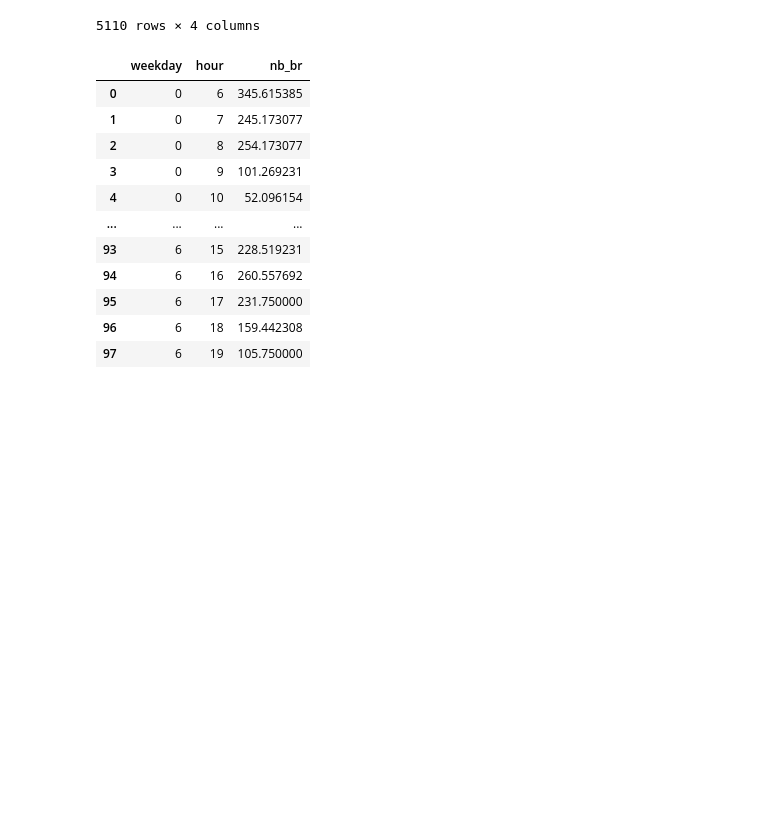
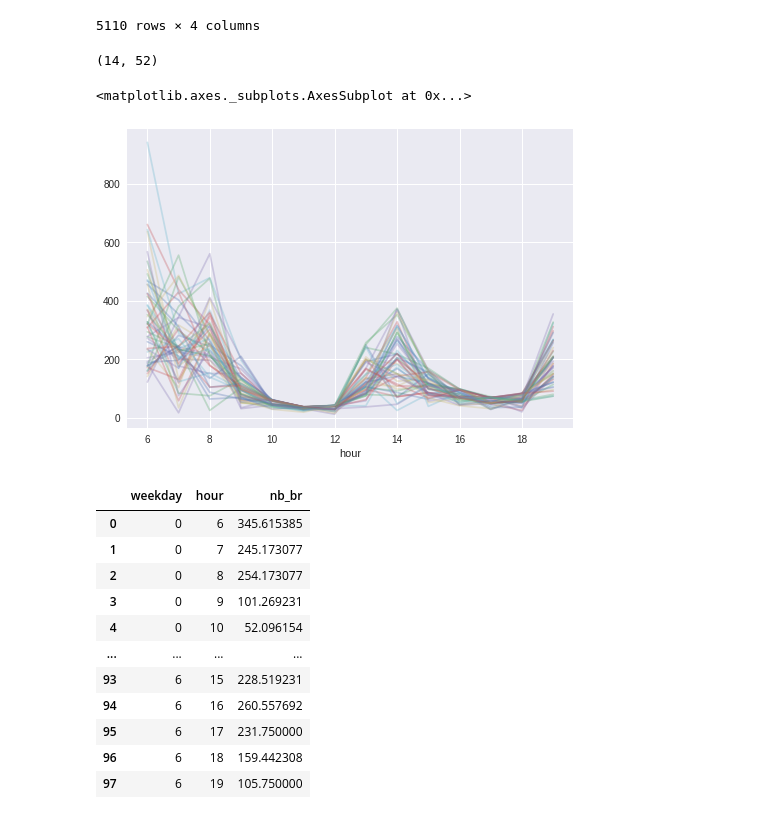
Before and after one commit to ThomasM-mecen/Displayce_internship, a Jupyter notebook: Pacing/Proportion of br.ipynb, the cells around one changed output. Saved outputs shown, nothing was run; the diff lists cells and outputs as text; code cells hidden in the pictures; blank space fills up the shorter version.

```diff
--- a/Pacing/Proportion of br.ipynb
+++ b/Pacing/Proportion of br.ipynb
@@ -41,6 +41,19 @@ df2
 | 5108 | 2021-07-09 | 4 | 18 | 62 |
 | 5109 | 2021-07-09 | 4 | 19 | 87 |
 5110 rows × 4 columns
+# %%
+mask = df2[(df2.weekday == 0)]
+# %%
+pattern = mask.pivot_table('nb_br', index = mask.hour, columns=mask.date)
+# %%
+pattern.shape
+# %% [output]
+(14, 52)
+# %%
+pattern.plot(legend=False, alpha=0.3)
+# %% [output]
+<matplotlib.axes._subplots.AxesSubplot at 0x...>
+[figure, added]
 # %%
 df3 = df2.nb_br.groupby([df2.weekday, df2.hour]).mean().reset_index()
 # %%
```
Also changed, not shown: parts of 6 cells of this notebook, 2 other files.
